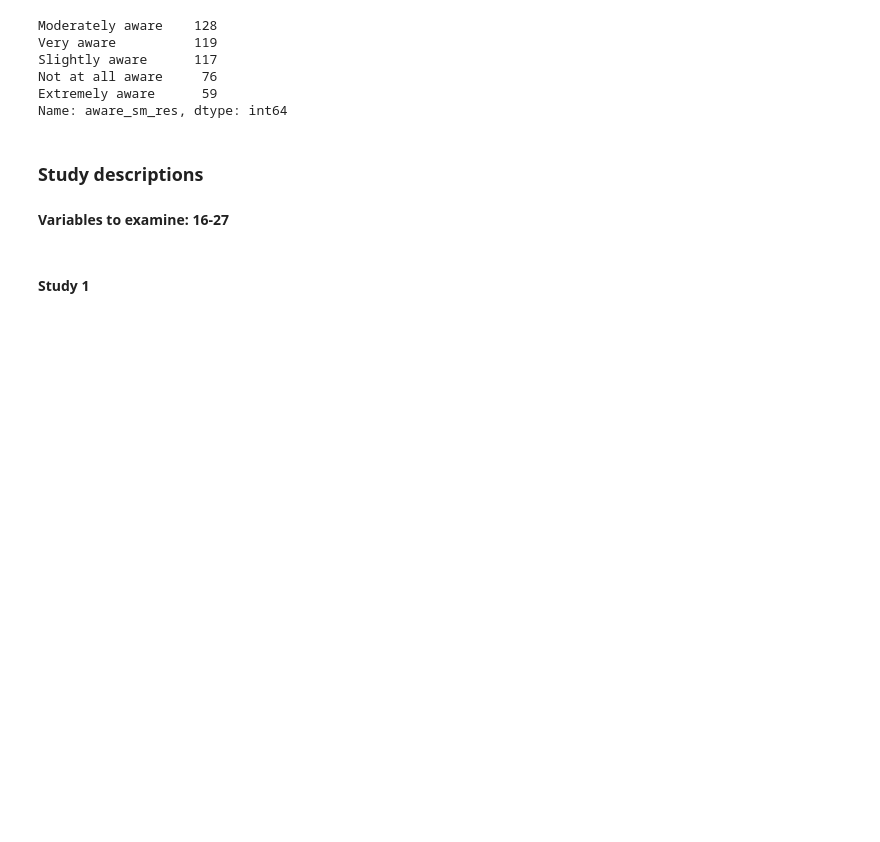
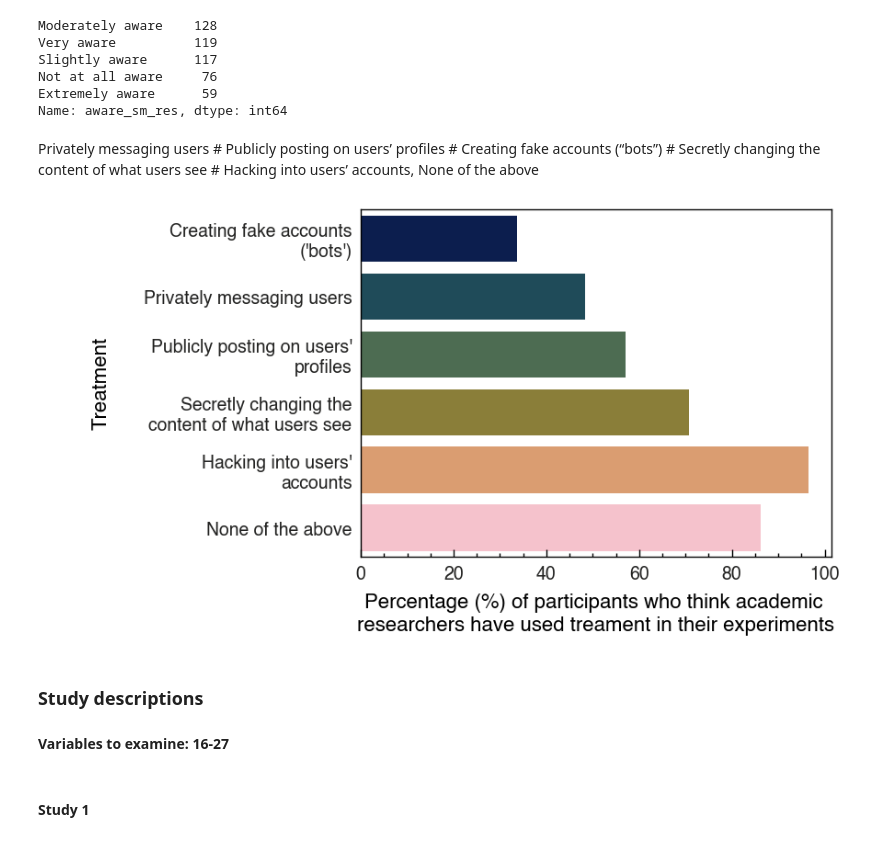
Before and after one commit to vincejstraub/article-digex-survey, a Jupyter notebook: code/notebooks/03-digex-exploratory-analysis.ipynb, the cells around one changed output. Drawn from its saved outputs; the diff is of its cells as text; code cells hidden in the pictures; blank space fills up the shorter version.

Commit message:
Update IC2S2 figures

```diff
--- a/code/notebooks/03-digex-exploratory-analysis.ipynb
+++ b/code/notebooks/03-digex-exploratory-analysis.ipynb
@@ -165,6 +186,70 @@ Slightly aware      117
 Not at all aware     76
 Extremely aware      59
 Name: aware_sm_res, dtype: int64
+# %% [markdown]
+Privately messaging users # Publicly posting on users’ profiles # Creating fake accounts (“bots”) # Secretly changing the content of what users see # Hacking into users’ accounts, None of the above
+# %%
+df = pd.DataFrame({'interaction':df_sum.index, 'count':df_sum.values})
+
+df.loc[df['interaction'] == df.interaction[1], 'count'] = 214
+df.loc[df['interaction'] == df.interaction[2], 'count'] = 331
+df.loc[df['interaction'] == df.interaction[3], 'count'] = 146
+
+df = df.drop([4, 5, 8, 9, 10, 11])
+df = df.sort_values('count', ascending=False)
+df['total'] = 499
+
+# Calculate percentage
+df['percentage'] = (100 - (df['count'] /
+                      df['total']) * 100)
+
+df = df.reset_index()
+df.iloc[5], df.iloc[4] = df.iloc[4], df.iloc[5]
+
+sns.barplot(
+    data=df, x="percentage", y="interaction", palette=digex_palette[0::2])
+
+# Remove tick labels
+plt.tick_params(
+    axis='x',          # changes apply to the x-axis
+    which='minor',      # both major and minor ticks are affected
+    top=False,         # ticks along the top edge are off
+    bottom=True) # labels along the bottom edge are off
+
+plt.tick_params(
+    axis='x',          # changes apply to the x-axis
+    which='major',      # both major and minor ticks are affected
+    top=False)         # ticks along the top edge are off
+
+plt.tick_params(
+    axis='y',          # changes apply to the x-axis
+    which='both',      # both major and minor ticks are affected
+    left=False,       # ticks along the bottom edge are off
+    right=False)         # ticks along the top edge are off
+
+# New y axis labels
+ylabels = [
+    "Creating fake accounts\n('bots')",
+    "Privately messaging users",
+    "Publicly posting on users\'\nprofiles",
+    "Secretly changing the\ncontent of what users see",
+    "Hacking into users\'\naccounts",
+    "None of the above",
+]
+
+# Set the tick labels
+yticks, yticklabels = plt.yticks()
+plt.yticks(yticks, ylabels, rotation=0, fontsize=7, font='Helvetica', color='#242423')
+plt.xticks(fontsize=7, font='Helvetica', color='#242423')
+
+plt.xlabel('Percentage (%) of participants who think academic \nresearchers have used treament in their experiments',
+           fontsize=8, color='black', font='Helvetica')
+plt.ylabel('\n\nTreatment\n', fontsize=8, color='black', font='Helvetica')
+
+
+plt.savefig('../reports/figures/ic2s2-fig1a.png', bbox_inches='tight', dpi=300)
+# %% [output]
+[figure, added]
 # %% [markdown]
 ### Study descriptions
 # %% [markdown]
```
Also changed, not shown: parts of 8 cells of this notebook, 6 other files.
